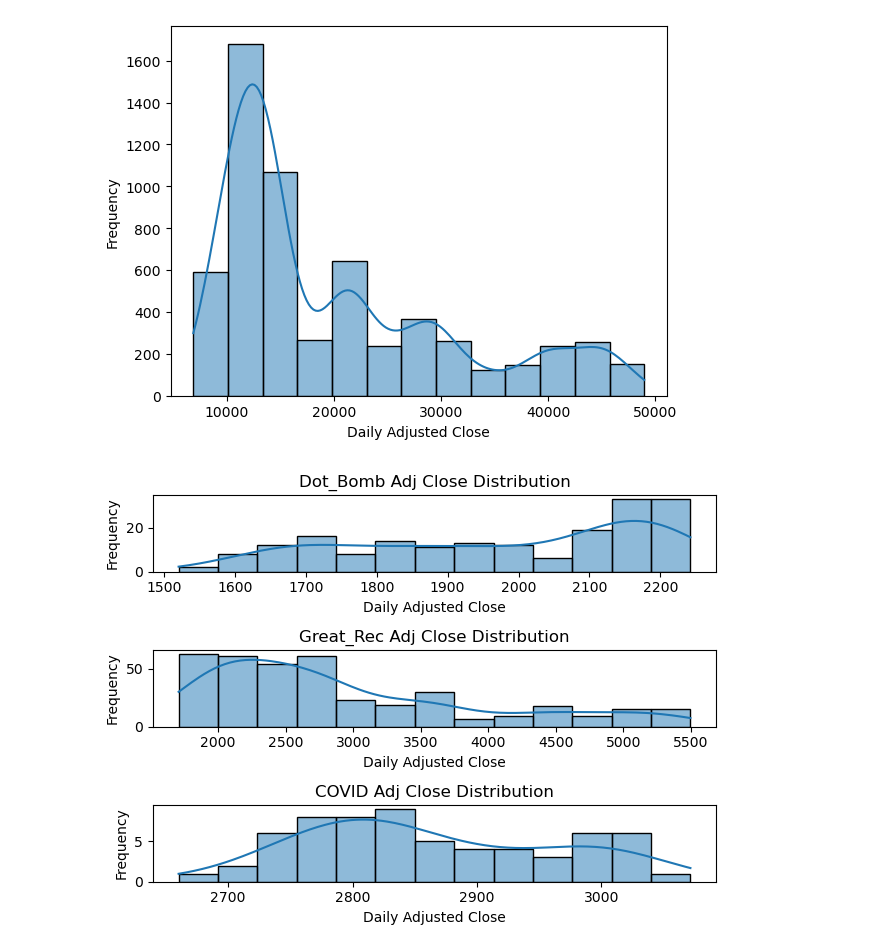
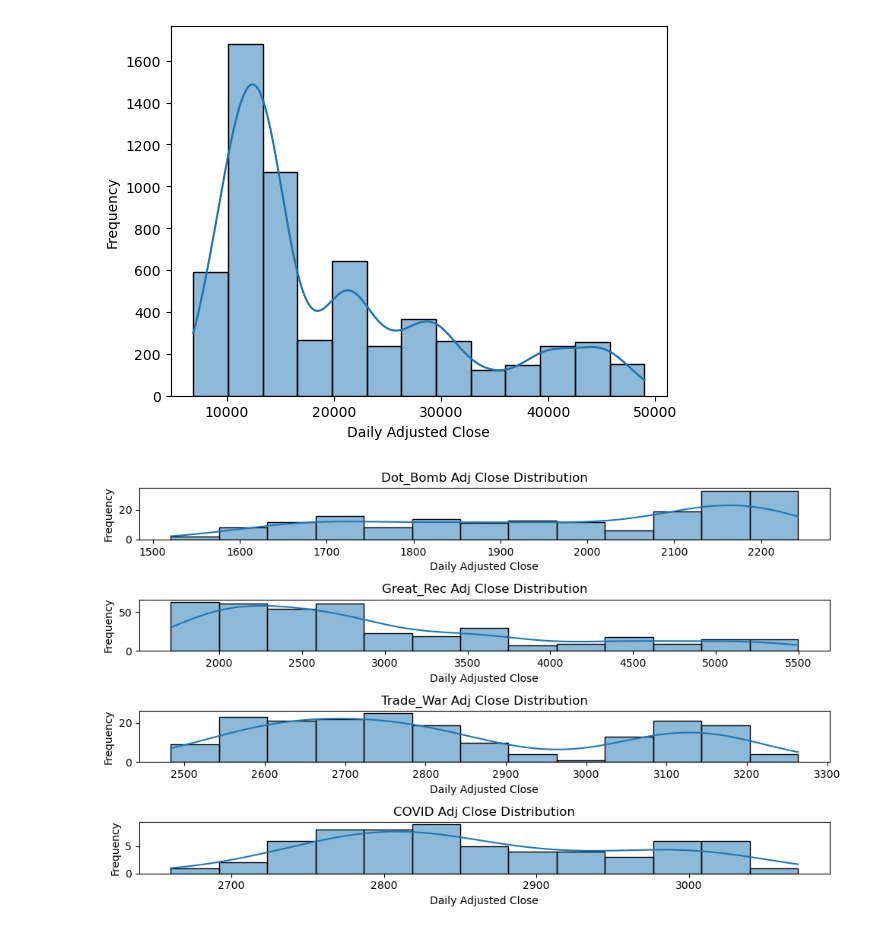
Before and after one commit to thesameninja/CSC460_Project, a Jupyter notebook: Index_Comparison.ipynb, the cells around one changed output. Cells and saved outputs as stored; diff of their text form; code cells hidden in the pictures.

Commit message:
Trade War to inital EDA

```diff
--- a/Index_Comparison.ipynb
+++ b/Index_Comparison.ipynb
@@ -19,6 +20,7 @@ warnings.filterwarnings('ignore')
 recessions = {
     "Dot_Bomb": ["2001-03-01", "2001-11-30"],
     "Great_Rec": ["2007-12-01", "2009-06-30"],
+    "Trade_War" : ["2018-03-22", "2018-12-31"],
     "COVID": ["2020-02-01", "2020-04-30"]
 }
 # %%
@@ -192,21 +194,20 @@ close_hist(wilshire)
 # %% [output]
 [figure]
 # %%
-# Placeholder for FacetGrid usage
 def recession_hist(df):
-    f, axes = plt.subplots(3,1)
+    f, axes = plt.subplots(4,1, figsize=(10, 6))
 
     for ax, (period, dates) in zip(axes, recessions.items()):
         start, end = dates
         df_col = df.loc[start : end, "Adj Close"]
 
         sns.histplot(df_col, bins=13, kde=True, ax=ax)
         ax.set_title(f"{period} Adj Close Distribution")
         ax.set_xlabel("Daily Adjusted Close")
         ax.set_ylabel("Frequency")
 
     f.tight_layout()
 
 recession_hist(shanghai)
 # %% [output]
-[figure, old version]
+[figure, new version]
```
Also changed, not shown: parts of 4 cells of this notebook, 1 other file.
